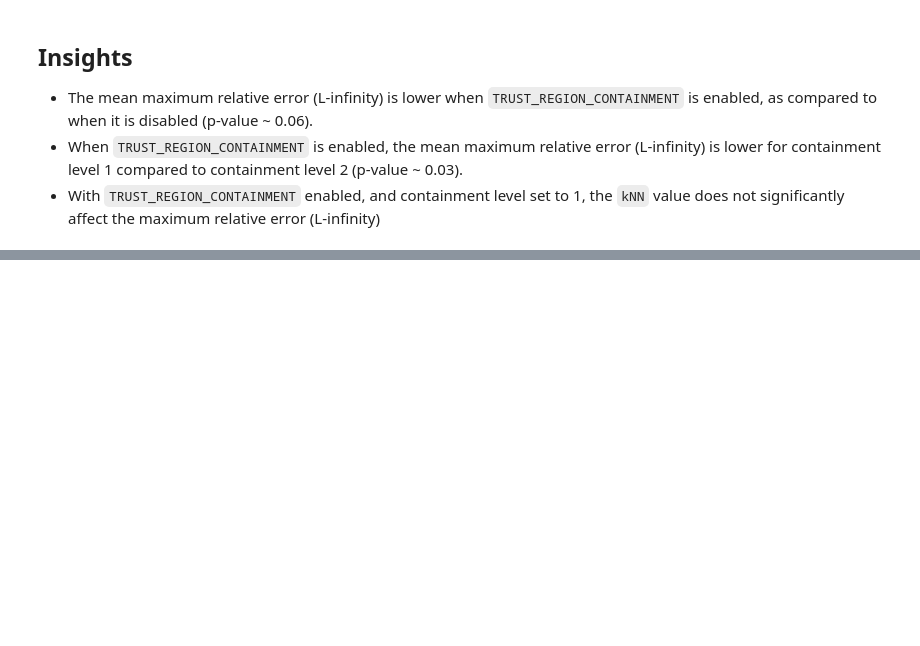
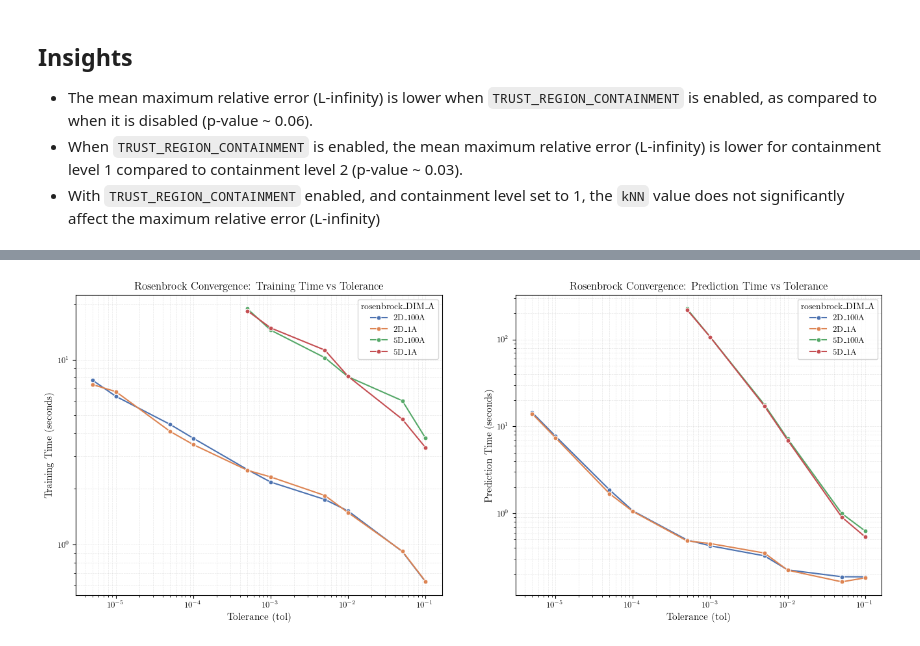
Before and after one commit to ut-padas/affini, a Jupyter notebook: ics26_eda.ipynb, the cells around one changed output, grey strips where cells are left out. Cells and saved outputs as stored; diff of their text form; code cells hidden in the pictures; blank space fills up the shorter version.

```diff
--- a/ics26_eda.ipynb
+++ b/ics26_eda.ipynb
@@ -900,0 +706,15 @@ plt.grid(True, which="both", ls="--", lw=0.5)
+# %%
+rosenbrock_dir = ICS26_DIR / "rosenbrock_convergence_no_containment"
+csv_path = rosenbrock_dir / "summary.csv"
+
+df_rb_no_cont = pd.read_csv(csv_path)
+
+df_rb_no_cont["rosenbrock_DIM_A"] = (
+    df_rb_no_cont["dim"].astype(str)
+    + "D_"
+    + df_rb_no_cont["ROSENBROCK_A"].astype(str)
+    + "A"
+)
+df_rb_no_cont["num_levels"] = df_rb_no_cont["num_levels"].apply(
+    lambda x: np.nan if x < 0 else x
+)
@@ -900,0 +936,35 @@ plt.grid(True, which="both", ls="--", lw=0.5)
+# %%
+plt.figure(figsize=(16, 6))
+plt.subplot(1, 2, 1)
+sns.lineplot(
+    data=df_rb_no_cont,
+    x="tol",
+    y="train_time_sec",
+    hue="rosenbrock_DIM_A",
+    marker="o",
+    palette=PALETTE,
+)
+plt.xscale("log")
+plt.yscale("log")
+plt.xlabel("Tolerance (tol)")
+plt.ylabel("Training Time (seconds)")
+plt.title("Rosenbrock Convergence: Training Time vs Tolerance")
+plt.grid(True, which="both", ls="--", lw=0.5)
+
+plt.subplot(1, 2, 2)
+sns.lineplot(
+    data=df_rb_no_cont,
+    x="tol",
+    y="predict_time_sec",
+    hue="rosenbrock_DIM_A",
+    marker="o",
+    palette=PALETTE,
+)
+plt.xscale("log")
+plt.yscale("log")
+plt.xlabel("Tolerance (tol)")
+plt.ylabel("Prediction Time (seconds)")
+plt.title("Rosenbrock Convergence: Prediction Time vs Tolerance")
+plt.grid(True, which="both", ls="--", lw=0.5)
+# %% [output]
+[figure, added]
```
Also changed, not shown: parts of 20 cells of this notebook.
